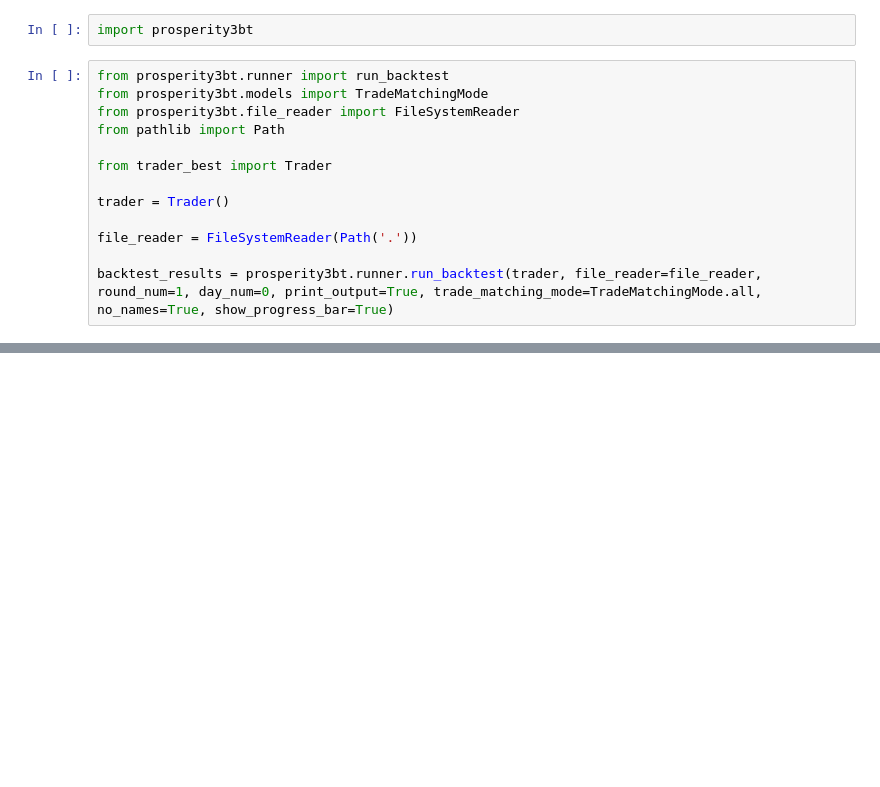
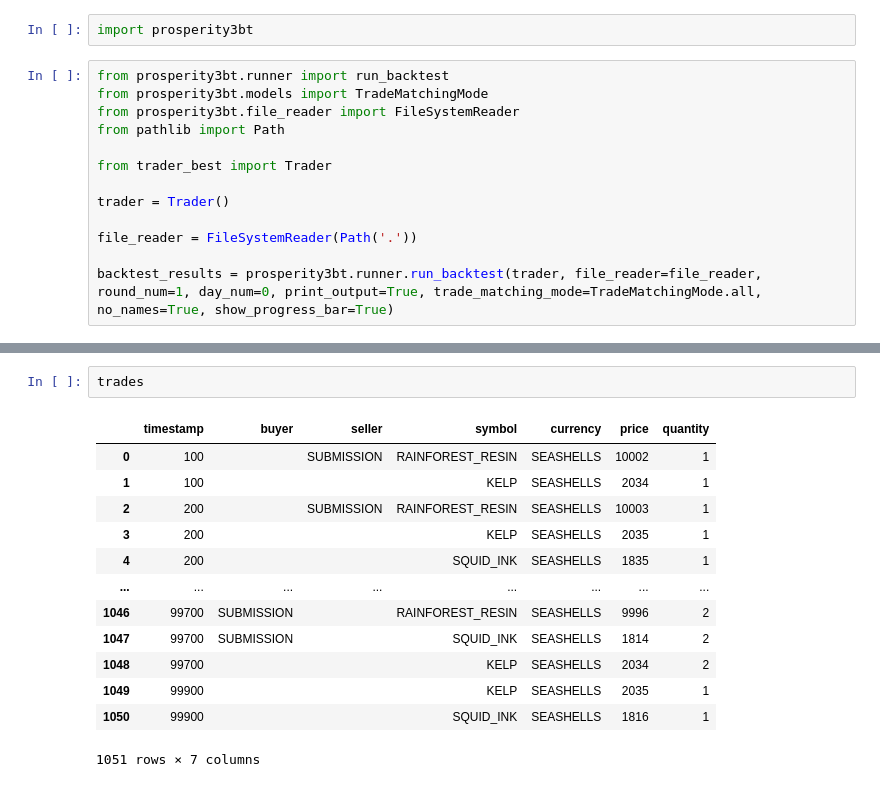
Before and after one commit to kinshu0/prosperity-3, a Jupyter notebook: round1/backtests.ipynb, the cells around one changed output, grey strips where cells are left out. Saved outputs shown, nothing was run; the diff lists cells and outputs as text; blank space fills up the shorter version.

```diff
--- a/round1/backtests.ipynb
+++ b/round1/backtests.ipynb
@@ -35,0 +87,16 @@ backtest_results.__dir__()
+# %%
+trades
+# %% [output]
+|  | timestamp | buyer | seller | symbol | currency | price | quantity |
+| 0 | 100 |  | SUBMISSION | RAINFOREST_RESIN | SEASHELLS | 10002 | 1 |
+| 1 | 100 |  |  | KELP | SEASHELLS | 2034 | 1 |
+| 2 | 200 |  | SUBMISSION | RAINFOREST_RESIN | SEASHELLS | 10003 | 1 |
+| 3 | 200 |  |  | KELP | SEASHELLS | 2035 | 1 |
+| 4 | 200 |  |  | SQUID_INK | SEASHELLS | 1835 | 1 |
+| ... | ... | ... | ... | ... | ... | ... | ... |
+| 1046 | 99700 | SUBMISSION |  | RAINFOREST_RESIN | SEASHELLS | 9996 | 2 |
+| 1047 | 99700 | SUBMISSION |  | SQUID_INK | SEASHELLS | 1814 | 2 |
+| 1048 | 99700 |  |  | KELP | SEASHELLS | 2034 | 2 |
+| 1049 | 99900 |  |  | KELP | SEASHELLS | 2035 | 1 |
+| 1050 | 99900 |  |  | SQUID_INK | SEASHELLS | 1816 | 1 |
+1051 rows × 7 columns
```
Also changed, not shown: parts of 9 cells of this notebook, 12 other files.
